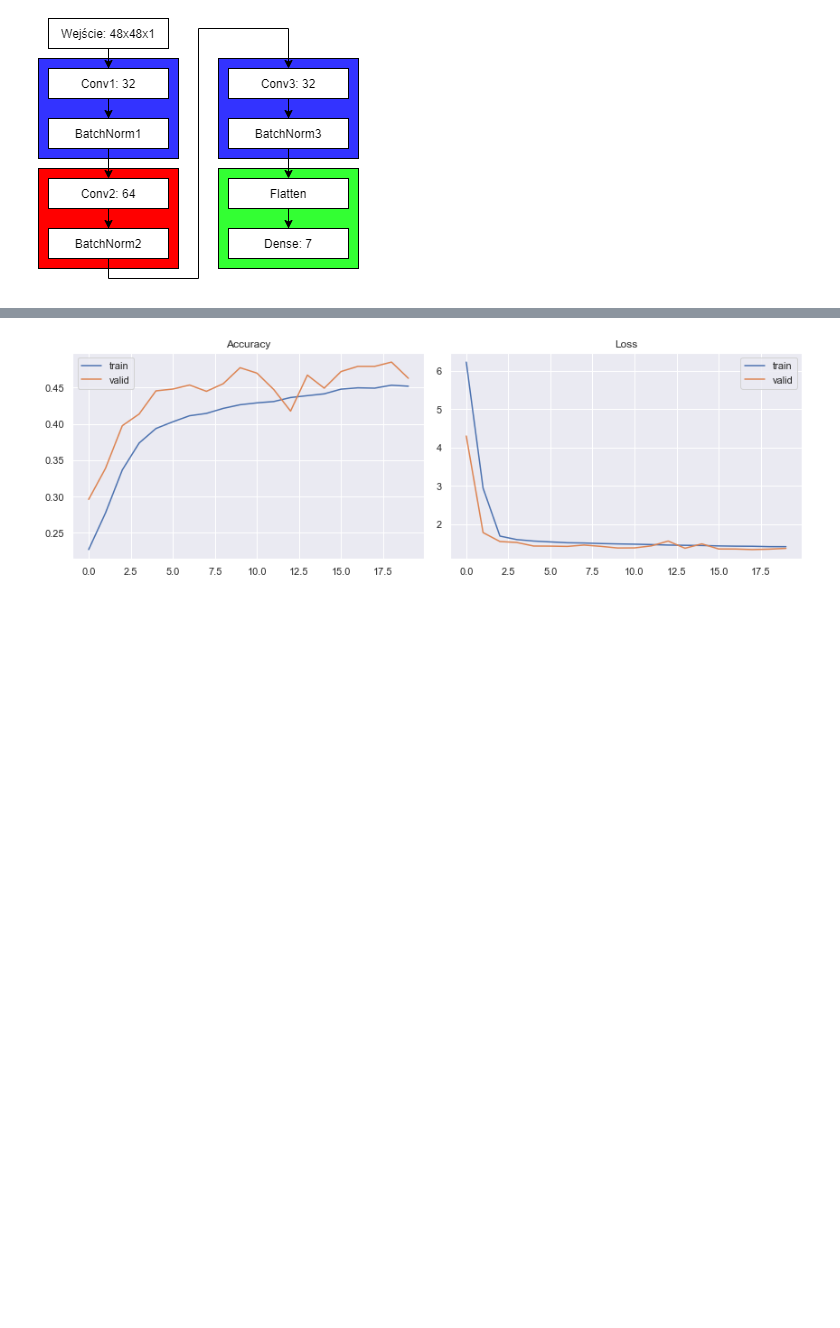
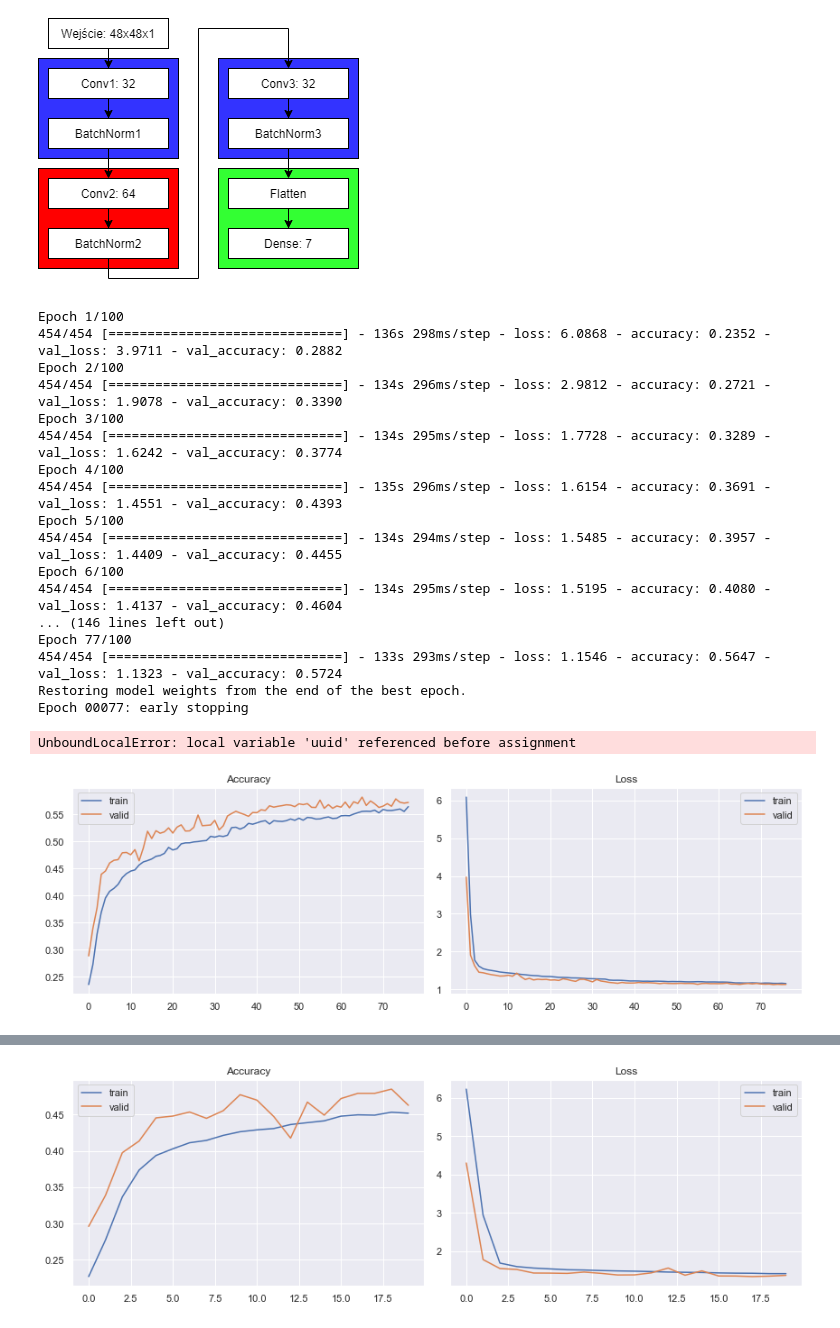
Before and after one commit to mw1213/AML_EmoRecognition, a Jupyter notebook: AML_EmotionRecognition_WawrzynowWilk.ipynb, the cells around one changed output, grey strips where cells are left out. Cells and saved outputs as stored; diff of their text form; code cells hidden in the pictures; blank space fills up the shorter version.

Commit message:
another training

```diff
--- a/AML_EmotionRecognition_WawrzynowWilk.ipynb
+++ b/AML_EmotionRecognition_WawrzynowWilk.ipynb
@@ -195,0 +259,22 @@ model.compile(loss=categorical_crossentropy,
+# %%
+train_model(model)
+# %% [output]
+Epoch 1/100
+454/454 [==============================] - 136s 298ms/step - loss: 6.0868 - accuracy: 0.2352 - val_loss: 3.9711 - val_accuracy: 0.2882
+Epoch 2/100
+454/454 [==============================] - 134s 296ms/step - loss: 2.9812 - accuracy: 0.2721 - val_loss: 1.9078 - val_accuracy: 0.3390
+Epoch 3/100
+454/454 [==============================] - 134s 295ms/step - loss: 1.7728 - accuracy: 0.3289 - val_loss: 1.6242 - val_accuracy: 0.3774
+Epoch 4/100
+454/454 [==============================] - 135s 296ms/step - loss: 1.6154 - accuracy: 0.3691 - val_loss: 1.4551 - val_accuracy: 0.4393
+Epoch 5/100
+454/454 [==============================] - 134s 294ms/step - loss: 1.5485 - accuracy: 0.3957 - val_loss: 1.4409 - val_accuracy: 0.4455
+Epoch 6/100
+454/454 [==============================] - 134s 295ms/step - loss: 1.5195 - accuracy: 0.4080 - val_loss: 1.4137 - val_accuracy: 0.4604
+... (146 lines left out)
+Epoch 77/100
+454/454 [==============================] - 133s 293ms/step - loss: 1.1546 - accuracy: 0.5647 - val_loss: 1.1323 - val_accuracy: 0.5724
+Restoring model weights from the end of the best epoch.
+Epoch 00077: early stopping
+UnboundLocalError: local variable 'uuid' referenced before assignment
+[figure, added]
```
Also changed, not shown: parts of 2 cells of this notebook, 1 other file.
